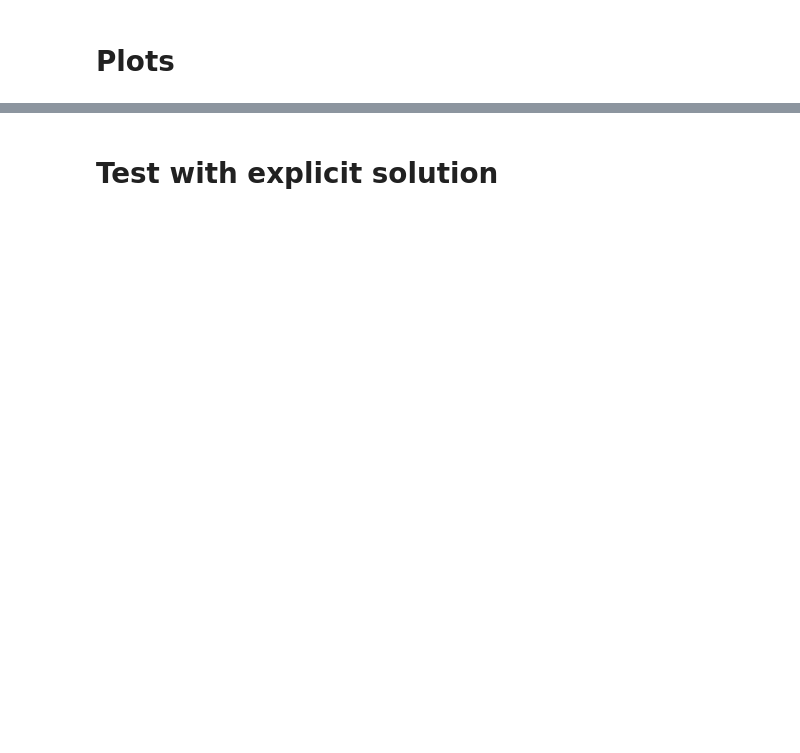
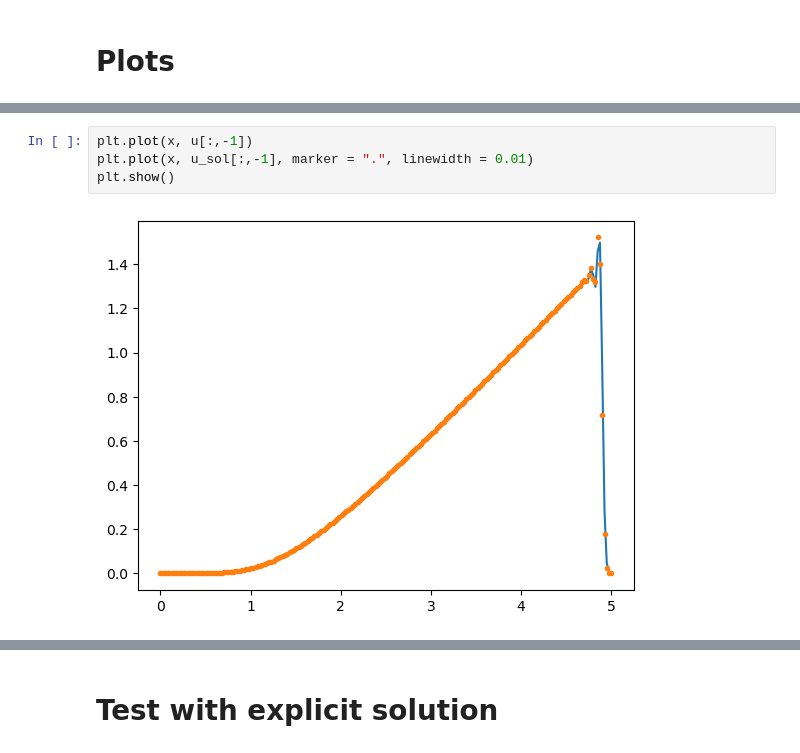
Before and after one commit to cpml-au/dctkit, a Jupyter notebook: examples/burgers.ipynb, the cells around one changed output, grey strips where cells are left out. Drawn from its saved outputs; the diff is of its cells as text; blank space fills up the shorter version.

```diff
--- a/examples/burgers.ipynb
+++ b/examples/burgers.ipynb
@@ -180,3 +188,9 @@ plt.show()
+# %%
+plt.plot(x, u[:,-1])
+plt.plot(x, u_sol[:,-1], marker = ".", linewidth = 0.01)
+plt.show()
+# %% [output]
+[figure, added]
 # %%
 # 3d plot u
 fig, ax = plt.subplots(subplot_kw={"projection": "3d"})
```
Also changed, not shown: parts of 8 cells of this notebook.
